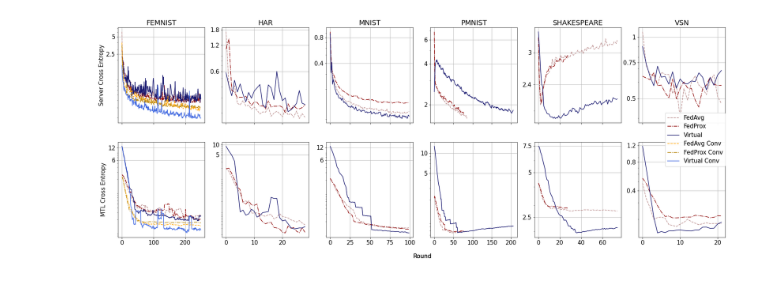
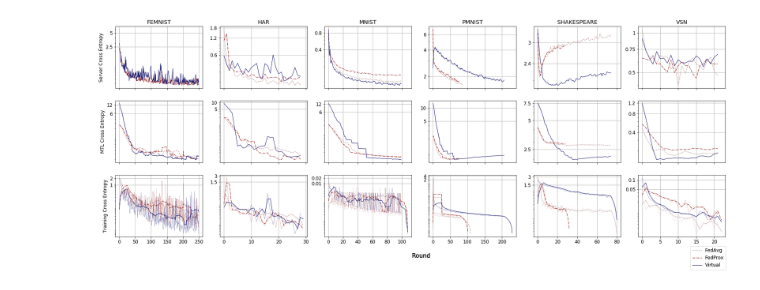
Before and after one commit to lucori/virtual, a Jupyter notebook: tff_plots.ipynb, the cells around one changed output. Saved outputs shown, nothing was run; the diff lists cells and outputs as text; code cells hidden in the pictures.

Commit message:
plots update to have training and E100

```diff
--- a/tff_plots.ipynb
+++ b/tff_plots.ipynb
@@ -83,46 +101,69 @@ assert len(dataset_names) == len(folders.keys())
 # %%
-def plot_curves(axe, curve, name="", title="", ylabel="", xlabel="rounds", color=None, linestyle=None, ylim=None):
+def plot_curves(axe, curve, name="", title="", ylabel="", xlabel="rounds", color=None, linestyle=None, ylim=None, alpha=1, linewidth=1):
     c2 = curve[curve > 0]
-    c, = axe.plot(c2, color=color, linestyle=linestyle)
+    c, = axe.plot(c2, color=color, linestyle=linestyle, alpha=alpha, linewidth=linewidth)
     c.set_label(name)
 #     axe.set_ylim(ylim)
     return c
 # %%
-f, axes = plt.subplots(2, len(folders.keys()), figsize=(25, 10), sharex='col')
-matplotlib.rcParams.update({'font.size': 15, 'font.serif': 'DejaVuSans'})
+metrics = ["server_losses", "all_client_losses", "training_losses"]
+pretty_name_metrics = {"server_losses": 'Server Cross Entropy', "all_client_losses": "MTL Cross Entropy", "training_losses": "Training Cross Entropy"}
+
+f, axes = plt.subplots(len(metrics), len(folders.keys()), figsize=(25, 10), sharex='col')
+matplotlib.rcParams.update({'font.size': 12, 'font.serif': 'DejaVuSans'})
 for i, metric in enumerate(metrics):
     for j, dataset in enumerate(folders.items()):
         plots = []
         for k, mod in enumerate(dataset[1]):
             curve_file = str((root_folder / dataset[0] / mod) / metric) + ".npy"
             curve = np.load(curve_file)  # Load file
             if i == 0:
                 title = dataset_names[j]
             else:
                 title = None
+
+            line = (lines[k] + '.')[:-1]
+            col = (colors[k] + '.')[:-1]
+            alpha=1
+            linewidth=1
+            if metric == "training_losses":
+                w_size = len(curve) // 10
+                convolved = np.convolve(curve, 1/ w_size*np.ones(w_size))
+                plot_curves(axes[i][j], convolved[0:250],
+                            name=pretty_names[k],
+                            title=title,
+                            color=col,
+                            linestyle=line,
+                            alpha=alpha,
+                            linewidth=linewidth)
+                alpha=0.8
+                linewidth=0.4
+
             c = plot_curves(axes[i][j], curve[0:250],
                             name=pretty_names[k],
                             title=title,
-                            color=colors[k],
-                            linestyle=lines[k])
+                            color=col,
+                            linestyle=line,
+                            alpha=alpha,
+                            linewidth=linewidth)
             plots.append(c)
         if j==0:
-            f.legend(plots, labels=pretty_names, loc="center right")
+            f.legend(plots, labels=pretty_names[0:3], loc="lower right")
             plt.subplots_adjust(right=1.0, wspace=0.2)
         if i ==0:
             axes[i][j].set_title(title)
 
         axes[i][j].set_yscale('log')
         axes[i][j].grid()
         start, end = axes[i][j].get_ylim()
 #         axes[i][j].yaxis.set_ticks(np.arange(start, end, (end - start) / 3.0))
         axes[i][j].yaxis.set_minor_formatter(NullFormatter())
         axes[i][j].yaxis.set_major_formatter(matplotlib.ticker.FuncFormatter(lambda y, _: '{:.2g}'.format(y)))
         axes[i][j].yaxis.set_major_locator(plt.MaxNLocator(3))
 
     axes[i][0].set_ylabel(pretty_name_metrics[metric])
-    f.text(0.55, +0.05,'Round', size=15)
+    f.text(0.55, +0.05, 'Round', size=15)
 
-plt.savefig("losses.pdf", bbox_inches='tight', format='pdf')
+plt.savefig(f"losses_{file_ext}.pdf", bbox_inches='tight', format='pdf')
 # %% [output]
-[figure, old version]
+[figure, new version]
```
Also changed, not shown: parts of 5 cells of this notebook.
